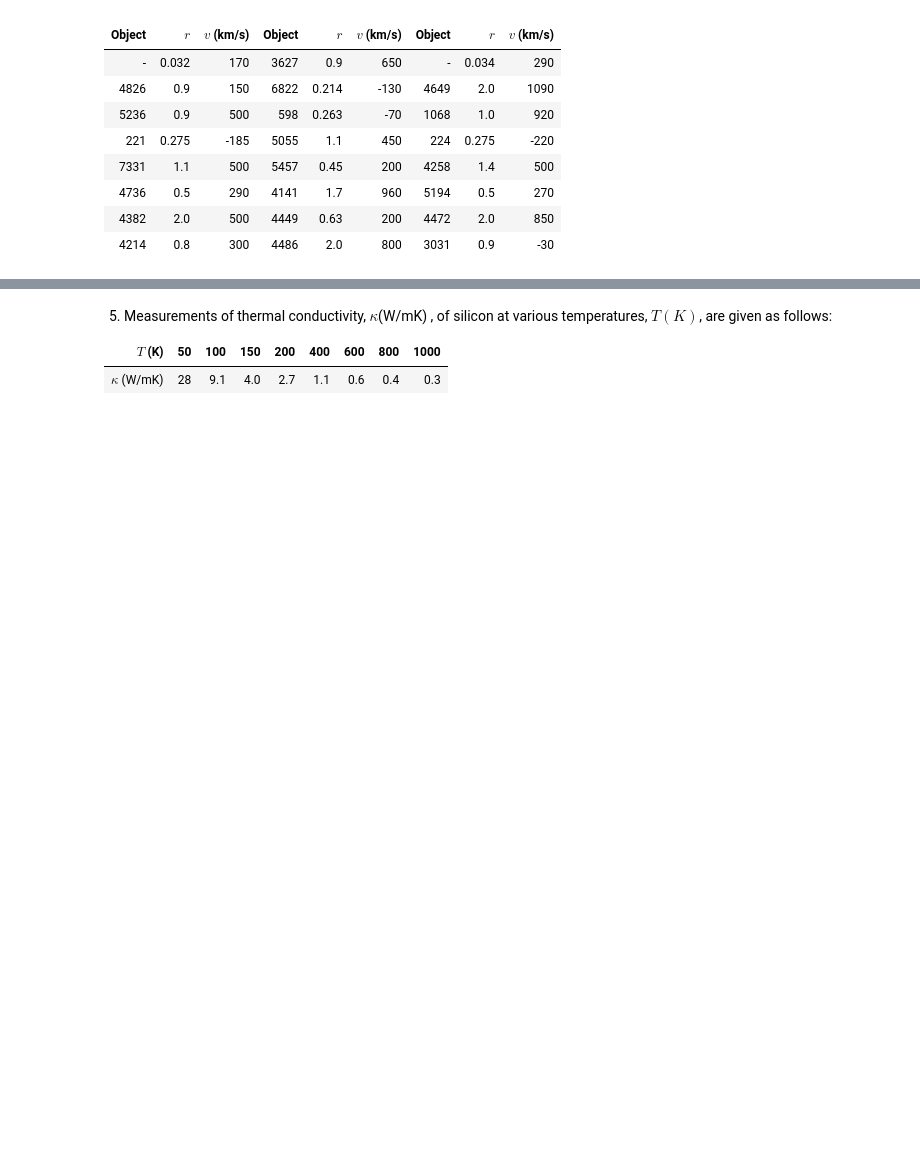
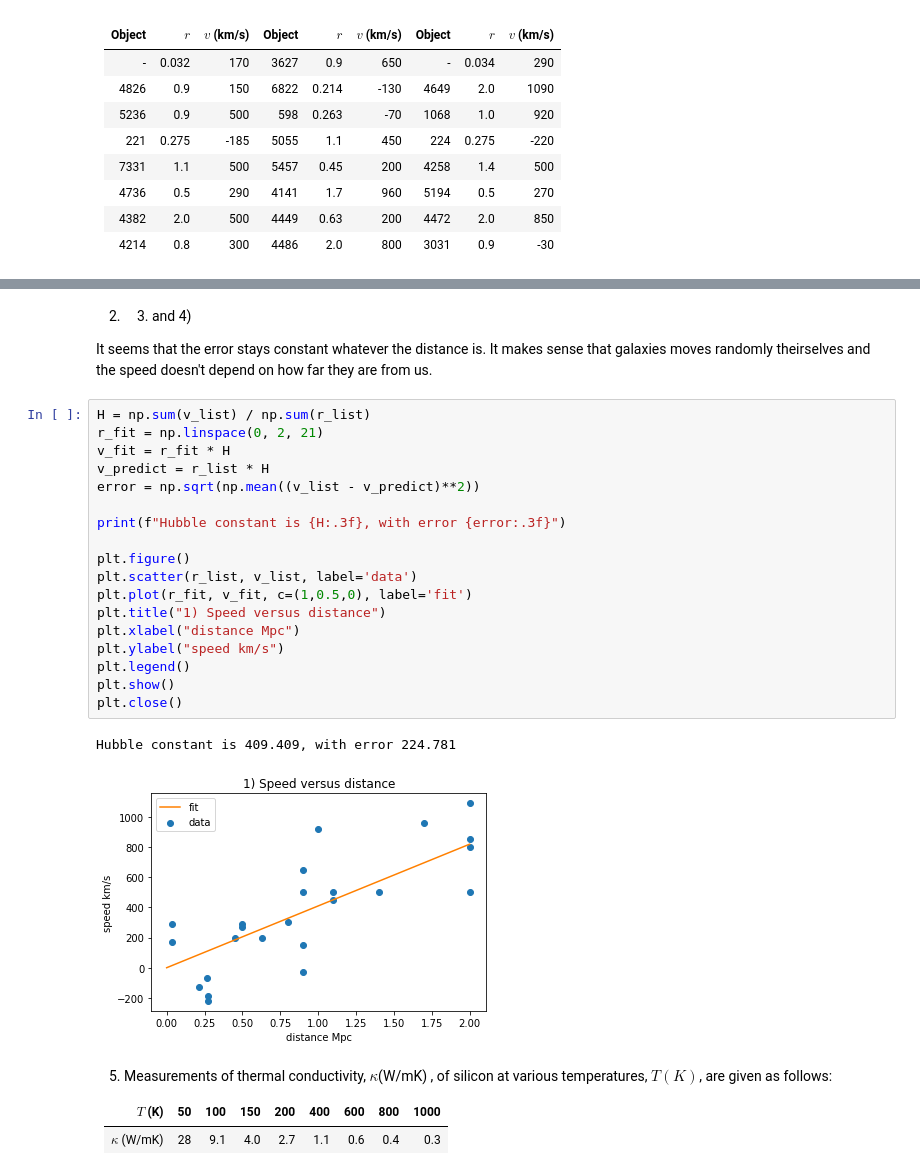
Before and after one commit to Little-old-brother-team/GroupWork, a Jupyter notebook: Week7/GroupWork7.ipynb, the cells around one changed output, grey strips where cells are left out. Drawn from its saved outputs; the diff is of its cells as text; blank space fills up the shorter version.

```diff
--- a/Week7/GroupWork7.ipynb
+++ b/Week7/GroupWork7.ipynb
@@ -185,3 +199,28 @@ $$
+# %% [markdown]
+2) 3) and 4)
+
+It seems that the error stays constant whatever the distance is. It makes sense that galaxies moves randomly theirselves and the speed doesn't depend on how far they are from us.
+# %%
+H = np.sum(v_list) / np.sum(r_list)
+r_fit = np.linspace(0, 2, 21)
+v_fit = r_fit * H
+v_predict = r_list * H
+error = np.sqrt(np.mean((v_list - v_predict)**2))
+
+print(f"Hubble constant is {H:.3f}, with error {error:.3f}")
+
+plt.figure()
+plt.scatter(r_list, v_list, label='data')
+plt.plot(r_fit, v_fit, c=(1,0.5,0), label='fit')
+plt.title("1) Speed versus distance")
+plt.xlabel("distance Mpc")
+plt.ylabel("speed km/s")
+plt.legend()
+plt.show()
+plt.close()
+# %% [output]
+Hubble constant is 409.409, with error 224.781
+[figure, added]
 # %% [markdown]
 5. Measurements of thermal conductivity, $\kappa$(W/mK) , of silicon at various temperatures, $T (K)$, are given as follows:
 
```
Also changed, not shown: parts of 4 cells of this notebook, 1 other file.
